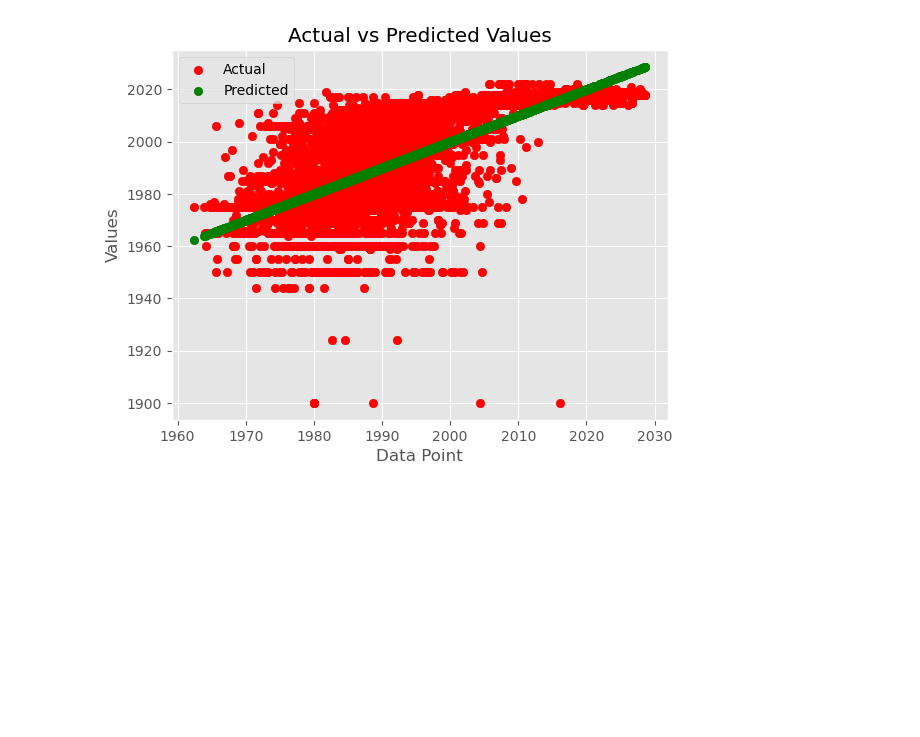
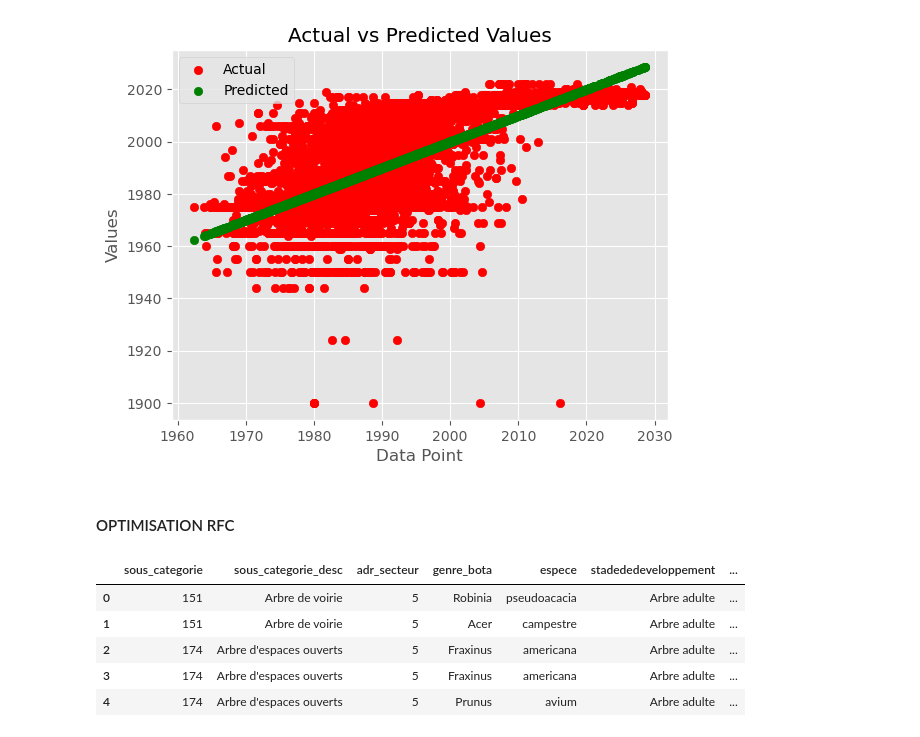
Before and after one commit to Impreccable/ML, a Jupyter notebook: main.ipynb, the cells around one changed output. Drawn from its saved outputs; the diff is of its cells as text; code cells hidden in the pictures; blank space fills up the shorter version.

```diff
--- a/main.ipynb
+++ b/main.ipynb
@@ -882,3 +938,14 @@ plt.legend()
 plt.show()
 # %% [output]
 [figure]
+# %% [markdown]
+#### OPTIMISATION RFC
+# %%
+X.head()
+# %% [output]
+|  | sous_categorie | sous_categorie_desc | adr_secteur | genre_bota | espece | stadededeveloppement | ... |
+| 0 | 151 | Arbre de voirie | 5 | Robinia | pseudoacacia | Arbre adulte | ... |
+| 1 | 151 | Arbre de voirie | 5 | Acer | campestre | Arbre adulte | ... |
+| 2 | 174 | Arbre d'espaces ouverts | 5 | Fraxinus | americana | Arbre adulte | ... |
+| 3 | 174 | Arbre d'espaces ouverts | 5 | Fraxinus | americana | Arbre adulte | ... |
+| 4 | 174 | Arbre d'espaces ouverts | 5 | Prunus | avium | Arbre adulte | ... |
```
Also changed, not shown: parts of 12 cells of this notebook.
